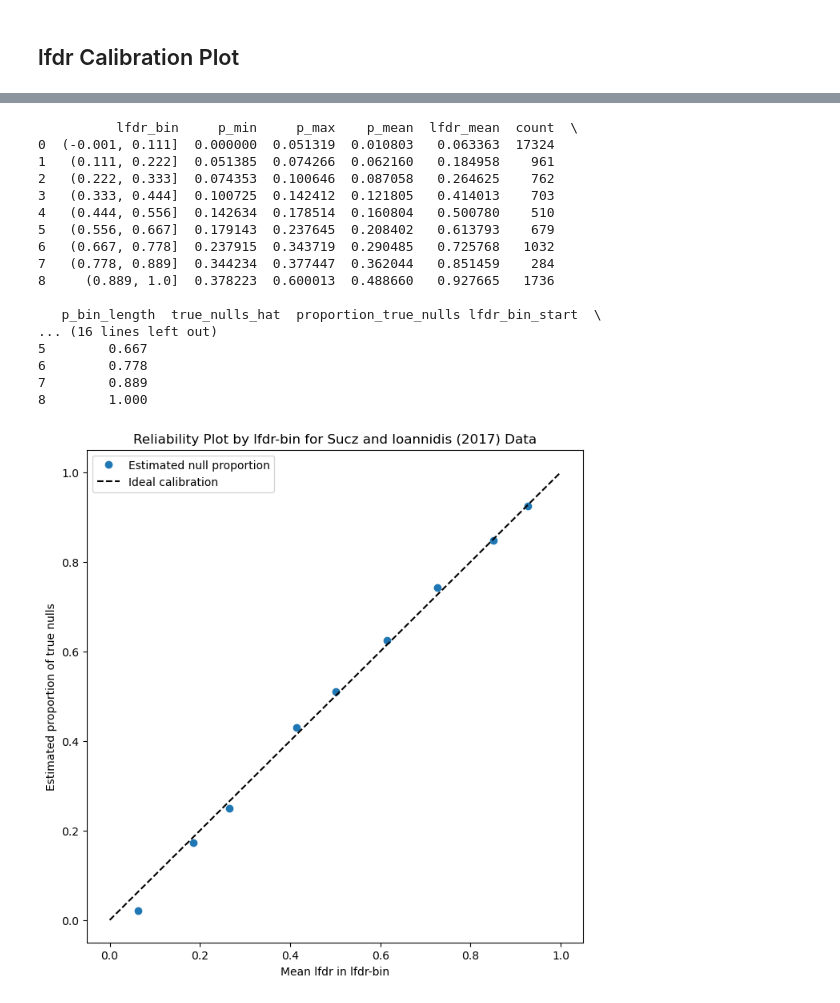
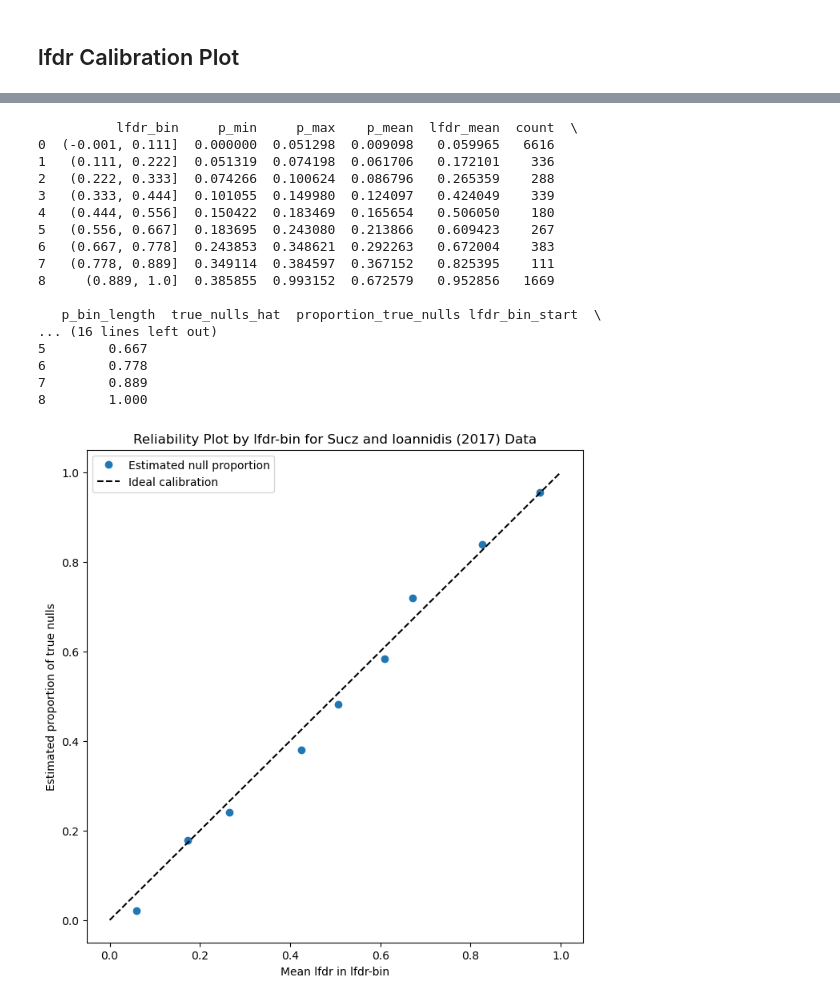
Before and after one commit to adway/eb-denoising, a Jupyter notebook: notebooks/calibration-plots.ipynb, the cells around one changed output, grey strips where cells are left out. Cells and saved outputs as stored; diff of their text form; code cells hidden in the pictures.

```diff
--- a/notebooks/calibration-plots.ipynb
+++ b/notebooks/calibration-plots.ipynb
@@ -160,7 +181,7 @@ def qvalues(pvals, lam=0.5):
 df['q_value'] = qvalues(df['p_value'])
 # %%
 # q-value bins
-bins = np.linspace(0, 1, 40)
+bins = np.linspace(0, 1, 10)
 
 # put q-values into bins
 df["q_bin"] = pd.cut(df["q_value"], bins=bins, include_lowest=True, right=True)
@@ -241,7 +262,7 @@ duplicate_pvals = df['p_value'][df['p_value'].duplicated(keep=False)]
 
 # list the unique duplicate p-values and their counts
 duplicate_pval_counts = duplicate_pvals.value_counts()
-# print(duplicate_pval_counts)
+print(duplicate_pval_counts)
 
 # keep only the unique p-values for Grenander fitting
 unique_pvals = df['p_value'].unique()
@@ -249,6 +270,20 @@ unique_pvals.sort()
 unique_pvals
 # remove any p-values that are exactly 0 or 1
 # unique_pvals = unique_pvals[(unique_pvals > 0) & (unique_pvals < 1)]
+
+# find minimum gap between unique p-values
+pval_gaps = np.diff(unique_pvals)
+min_gap = np.min(pval_gaps)
+print(f"Minimum gap between unique p-values: {min_gap}")
+
+max_gap = np.max(pval_gaps)
+print(f"Maximum gap between unique p-values: {max_gap}")
+
+# split the p-values into a training and testing set
+# random index for training set
+train_idx = np.random.choice(len(unique_pvals), size=int(0.5 * len(unique_pvals)), replace=False)
+train_pvals = unique_pvals[train_idx]
+test_pvals = unique_pvals[~np.isin(unique_pvals, train_pvals)]
 # %% [output]
 Number of unique p-values: 20393
 Total number of p-values: 26841
@@ -257,21 +305,29 @@ array([0.00000000e+000, 1.13289542e-273, 1.58801981e-196, ...,
 # %%
 # fit grenander to the unique p-values
-gren = Grenander(x_min=-0.1, x_max=1.2)
-fhat =  gren.fit(unique_pvals)
+gren = Grenander(x_min=-0.1, x_max=1.1)
+fhat_split =  gren.fit(train_pvals)
+# fhat = gren.fit(unique_pvals)
 # %%
-df['lfdr'] = pi_hat_0 / gren.pdf(df['p_value'].values)
+pi_hat_0_gren = np.mean(test_pvals > 0.5) / (1 - 0.5)
+test_lfdr = pi_hat_0_gren / gren.pdf(test_pvals)
+test_df = pd.DataFrame({
+    'p_value': test_pvals,
+    'lfdr': test_lfdr
+})
 # %%
 # lfdr bins
 bins = np.linspace(0, 1, 10)
 
 # put lfdr  into bins
-df["lfdr_bin"] = pd.cut(df["lfdr"], bins=bins, include_lowest=True, right=True)
+# df["lfdr_bin"] = pd.cut(df["lfdr"], bins=bins, include_lowest=True, right=True)
+test_df["lfdr_bin"] = pd.cut(test_df["lfdr"], bins=bins, include_lowest=True, right=True)
 
-m = len(df)
+# m = len(df)
+m = len(test_df)
 
 # summarize p-values within each lfdr-bin
 lfdr_bin_stats = (
-    df.groupby("lfdr_bin", observed=False)
+    test_df.groupby("lfdr_bin", observed=False)
       .agg(
           p_min=("p_value", "min"),
           p_max=("p_value", "max"),
@@ -286,7 +342,7 @@ lfdr_bin_stats = (
 lfdr_bin_stats["p_bin_length"] = lfdr_bin_stats["p_max"] - lfdr_bin_stats["p_min"]
 
 # expected number of nulls in that p-interval under Storey's estimate
-lfdr_bin_stats["true_nulls_hat"] = pi_hat_0 * m * lfdr_bin_stats["p_bin_length"]
+lfdr_bin_stats["true_nulls_hat"] = pi_hat_0_gren * m * lfdr_bin_stats["p_bin_length"]
 
 # estimated null proportion within the lfdr-bin
 lfdr_bin_stats["proportion_true_nulls"] = np.minimum(
@@ -295,43 +351,43 @@ lfdr_bin_stats["proportion_true_nulls"] = np.minimum(
 )
 
 lfdr_bin_stats["lfdr_bin_start"] = lfdr_bin_stats["lfdr_bin"].apply(lambda x: x.left)
 lfdr_bin_stats["lfdr_bin_end"] = lfdr_bin_stats["lfdr_bin"].apply(lambda x: x.right)
 
 print(lfdr_bin_stats)
 
 # plot reliability plot for lfdr bins (estimated null proportion vs. mean lfdr in bin)
 
 plt.figure(figsize=(8, 8))
 
 plt.plot(lfdr_bin_stats["lfdr_mean"], lfdr_bin_stats["proportion_true_nulls"], "o", label="Estimated null proportion")
 
 plt.plot([0, 1], [0, 1], "k--", label="Ideal calibration")
 
 plt.xlabel("Mean lfdr in lfdr-bin")
 plt.ylabel("Estimated proportion of true nulls")
 plt.title("Reliability Plot by lfdr-bin for Sucz and Ioannidis (2017) Data")
 
 plt.legend()
 plt.show()
 # %% [output]
           lfdr_bin     p_min     p_max    p_mean  lfdr_mean  count  \
-0  (-0.001, 0.111]  0.000000  0.051319  0.010803   0.063363  17324
-1   (0.111, 0.222]  0.051385  0.074266  0.062160   0.184958    961
-2   (0.222, 0.333]  0.074353  0.100646  0.087058   0.264625    762
-3   (0.333, 0.444]  0.100725  0.142412  0.121805   0.414013    703
-4   (0.444, 0.556]  0.142634  0.178514  0.160804   0.500780    510
-5   (0.556, 0.667]  0.179143  0.237645  0.208402   0.613793    679
-6   (0.667, 0.778]  0.237915  0.343719  0.290485   0.725768   1032
-7   (0.778, 0.889]  0.344234  0.377447  0.362044   0.851459    284
-8     (0.889, 1.0]  0.378223  0.600013  0.488660   0.927665   1736
+0  (-0.001, 0.111]  0.000000  0.051298  0.009098   0.059965   6616
+1   (0.111, 0.222]  0.051319  0.074198  0.061706   0.172101    336
+2   (0.222, 0.333]  0.074266  0.100624  0.086796   0.265359    288
+3   (0.333, 0.444]  0.101055  0.149980  0.124097   0.424049    339
+4   (0.444, 0.556]  0.150422  0.183469  0.165654   0.506050    180
+5   (0.556, 0.667]  0.183695  0.243080  0.213866   0.609423    267
+6   (0.667, 0.778]  0.243853  0.348621  0.292263   0.672004    383
+7   (0.778, 0.889]  0.349114  0.384597  0.367152   0.825395    111
+8     (0.889, 1.0]  0.385855  0.993152  0.672579   0.952856   1669
 
    p_bin_length  true_nulls_hat  proportion_true_nulls lfdr_bin_start  \
 ... (16 lines left out)
 5        0.667
 6        0.778
 7        0.889
 8        1.000
-[figure, old version]
+[figure, new version]
 # %%
 # put all calibration points on one plot
 plt.figure(figsize=(8, 8))
```
Also changed, not shown: parts of 11 cells of this notebook, 2 other files.
